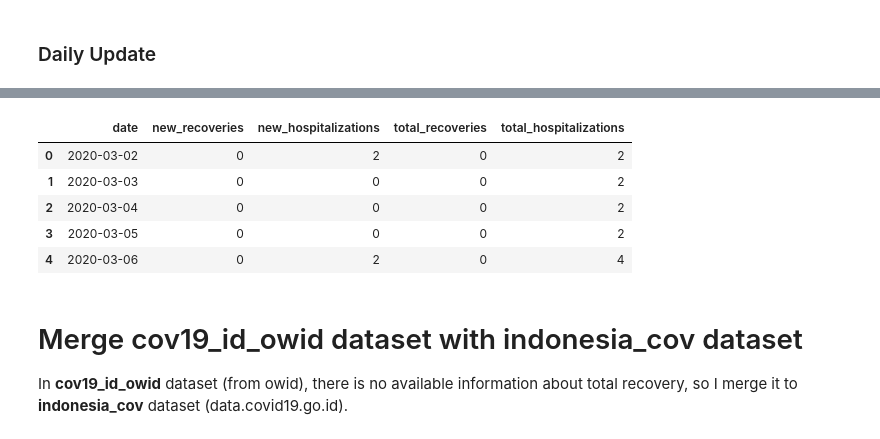
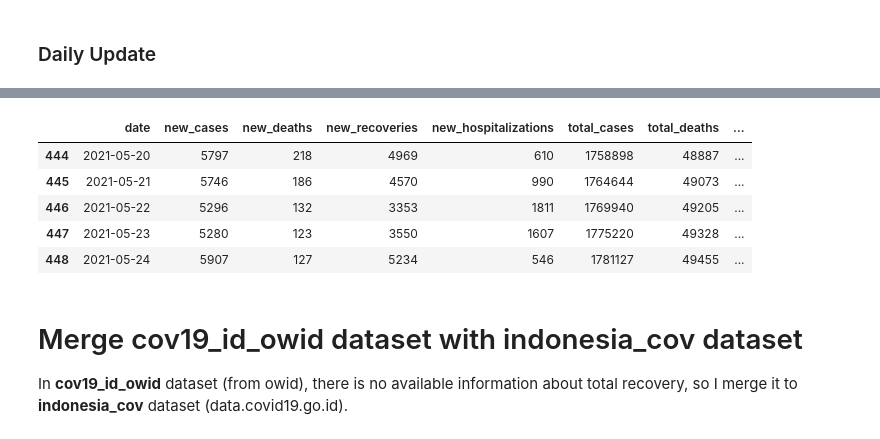
Before and after one commit to Danish-1311/Covid19-Report-Indonesia, a Jupyter notebook: Syntax/Covid19_Indonesia_Complete_Version.ipynb, the cells around one changed output, grey strips where cells are left out. Saved outputs shown, nothing was run; the diff lists cells and outputs as text; code cells hidden in the pictures.

```diff
--- a/Syntax/Covid19_Indonesia_Complete_Version.ipynb
+++ b/Syntax/Covid19_Indonesia_Complete_Version.ipynb
@@ -147,8 +147,12 @@ covid19_id.head()
 | 3 | 2020-03-05T00:00:00.000Z | 1583366400000 | 1 | {'value': 0} | {'value': 0} | {'value': 0} | {'value': 0} | ... |
 | 4 | 2020-03-06T00:00:00.000Z | 1583452800000 | 1 | {'value': 0} | {'value': 0} | {'value': 2} | {'value': 2} | ... |
 # %%
+jumlah_positif = pd.DataFrame(covid19_id['jumlah_positif'].values.tolist(), index=covid19_id.index)
+jumlah_meninggal = pd.DataFrame(covid19_id['jumlah_meninggal'].values.tolist(), index=covid19_id.index)
 jumlah_sembuh = pd.DataFrame(covid19_id['jumlah_sembuh'].values.tolist(), index=covid19_id.index)
 jumlah_dirawat = pd.DataFrame(covid19_id['jumlah_dirawat'].values.tolist(), index=covid19_id.index)
+jumlah_positif_kum = pd.DataFrame(covid19_id['jumlah_positif_kum'].values.tolist(), index=covid19_id.index)
+jumlah_meninggal_kum = pd.DataFrame(covid19_id['jumlah_meninggal_kum'].values.tolist(), index=covid19_id.index)
 jumlah_sembuh_kum = pd.DataFrame(covid19_id['jumlah_sembuh_kum'].values.tolist(), index=covid19_id.index)
 jumlah_dirawat_kum = pd.DataFrame(covid19_id['jumlah_dirawat_kum'].values.tolist(), index=covid19_id.index)
 # %%
@@ -170,6 +174,10 @@ Name: key_as_string, Length: 445, dtype: object
 # %%
-indonesia_cov = pd.concat([c, jumlah_sembuh], axis=1)
+indonesia_cov = pd.concat([c, jumlah_positif], axis=1)
+indonesia_cov = pd.concat([indonesia_cov, jumlah_meninggal], axis=1)
+indonesia_cov = pd.concat([indonesia_cov, jumlah_sembuh], axis=1)
 indonesia_cov = pd.concat([indonesia_cov, jumlah_dirawat], axis=1)
+indonesia_cov = pd.concat([indonesia_cov, jumlah_positif_kum], axis=1)
+indonesia_cov = pd.concat([indonesia_cov, jumlah_meninggal_kum], axis=1)
 indonesia_cov = pd.concat([indonesia_cov, jumlah_sembuh_kum], axis=1)
 indonesia_cov = pd.concat([indonesia_cov, jumlah_dirawat_kum], axis=1)
 indonesia_cov
@@ -192,17 +200,17 @@ indonesia_cov
 #df['just_date'] = df['dates'].dt.date
 indonesia_cov['key_as_string'] = pd.to_datetime(indonesia_cov['key_as_string']).dt.date
 # %%
-indonesia_cov.columns = ['date', 'new_recoveries', 'new_hospitalizations',
-                     'total_recoveries', 'total_hospitalizations']
+indonesia_cov.columns = ['date', 'new_cases', 'new_deaths', 'new_recoveries', 'new_hospitalizations',
+                     'total_cases', 'total_deaths', 'total_recoveries', 'total_hospitalizations']
 # %%
-indonesia_cov.head()
+indonesia_cov.tail()
 # %% [output]
-|  | date | new_recoveries | new_hospitalizations | total_recoveries | total_hospitalizations |
-| 0 | 2020-03-02 | 0 | 2 | 0 | 2 |
-| 1 | 2020-03-03 | 0 | 0 | 0 | 2 |
-| 2 | 2020-03-04 | 0 | 0 | 0 | 2 |
-| 3 | 2020-03-05 | 0 | 0 | 0 | 2 |
-| 4 | 2020-03-06 | 0 | 2 | 0 | 4 |
+|  | date | new_cases | new_deaths | new_recoveries | new_hospitalizations | total_cases | total_deaths | ... |
+| 444 | 2021-05-20 | 5797 | 218 | 4969 | 610 | 1758898 | 48887 | ... |
+| 445 | 2021-05-21 | 5746 | 186 | 4570 | 990 | 1764644 | 49073 | ... |
+| 446 | 2021-05-22 | 5296 | 132 | 3353 | 1811 | 1769940 | 49205 | ... |
+| 447 | 2021-05-23 | 5280 | 123 | 3550 | 1607 | 1775220 | 49328 | ... |
+| 448 | 2021-05-24 | 5907 | 127 | 5234 | 546 | 1781127 | 49455 | ... |
 # %% [markdown]
 # Merge cov19_id_owid dataset with indonesia_cov dataset
 
```
Also changed, not shown: parts of 21 cells of this notebook, 8 other files.
